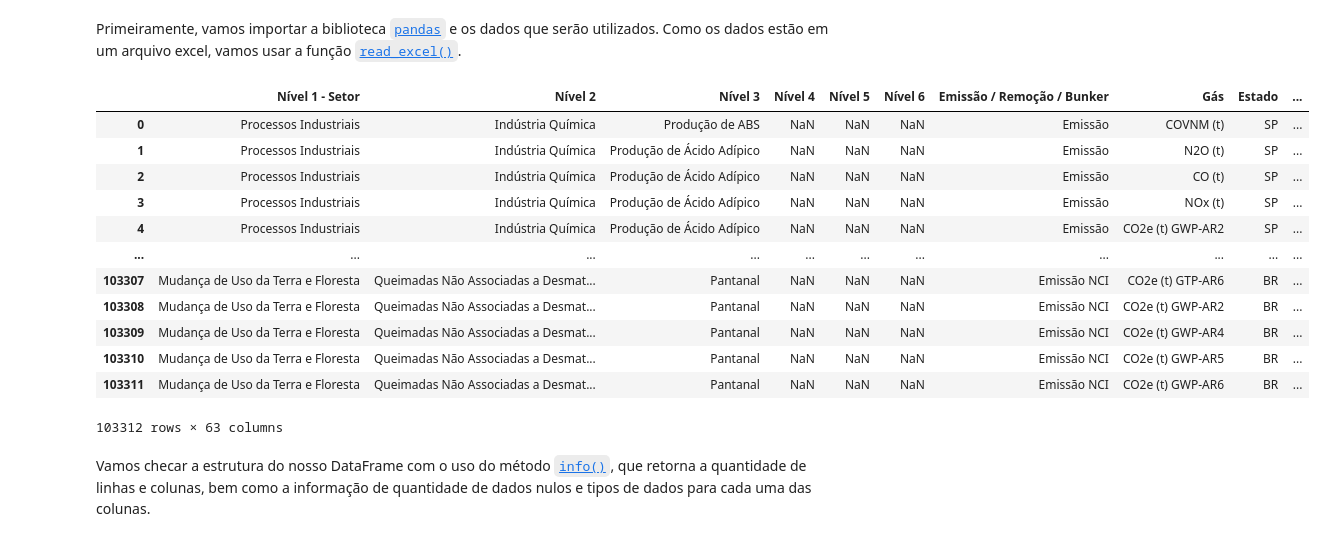
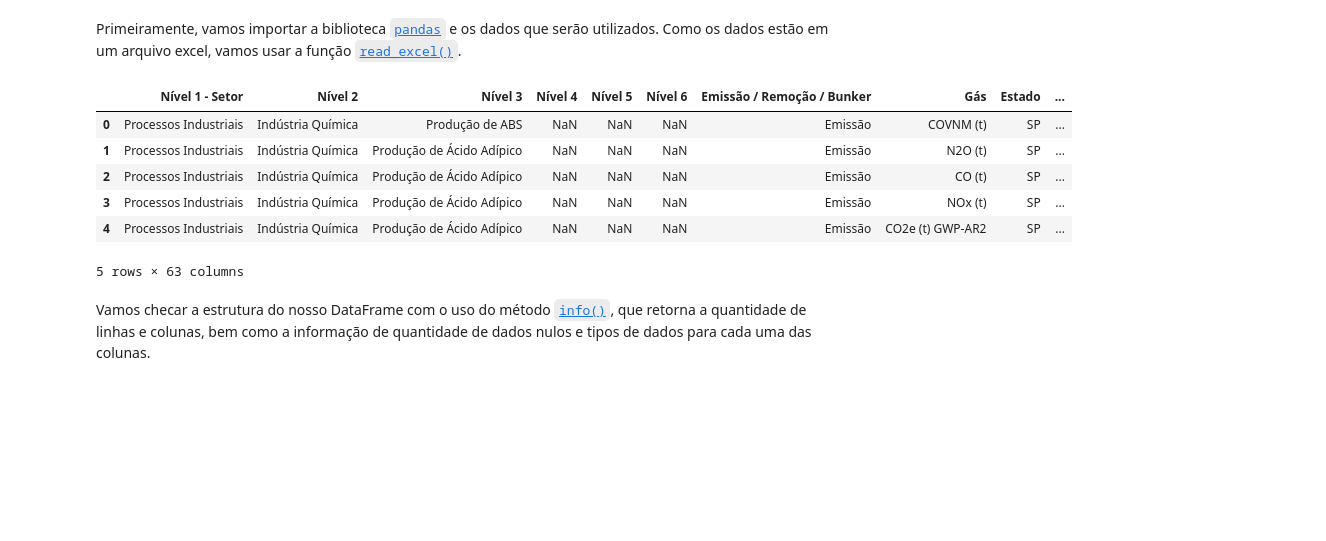
Before and after one commit to Renatocslima/Analise_emissao_gases, a Jupyter notebook: Dados_Gases.ipynb, the cells around one changed output. Cells and saved outputs as stored; diff of their text form; code cells hidden in the pictures; blank space fills up the shorter version.

```diff
--- a/Dados_Gases.ipynb
+++ b/Dados_Gases.ipynb
@@ -22,21 +15,17 @@ caminho="/content/drive/MyDrive/Dados_gases_do_efeito_estufa.xlsx"
+# %%
+url='https://seeg-br.s3.amazonaws.com/Estat%C3%ADsticas/SEEG10/1-SEEG10_GERAL-BR_UF_2022.10.27-FINAL-SITE.xlsx'
 # %%
-emissoes_gases = pd.read_excel(caminho, sheet_name = 'GEE Estados')
+emissoes_gases = pd.read_excel(url, sheet_name = 'GEE Estados')
 # %%
-emissoes_gases
+emissoes_gases.head()
 # %% [output]
 |  | Nível 1 - Setor | Nível 2 | Nível 3 | Nível 4 | Nível 5 | Nível 6 | Emissão / Remoção / Bunker | Gás | Estado | ... |
 | 0 | Processos Industriais | Indústria Química | Produção de ABS | NaN | NaN | NaN | Emissão | COVNM (t) | SP | ... |
 | 1 | Processos Industriais | Indústria Química | Produção de Ácido Adípico | NaN | NaN | NaN | Emissão | N2O (t) | SP | ... |
 | 2 | Processos Industriais | Indústria Química | Produção de Ácido Adípico | NaN | NaN | NaN | Emissão | CO (t) | SP | ... |
 | 3 | Processos Industriais | Indústria Química | Produção de Ácido Adípico | NaN | NaN | NaN | Emissão | NOx (t) | SP | ... |
 | 4 | Processos Industriais | Indústria Química | Produção de Ácido Adípico | NaN | NaN | NaN | Emissão | CO2e (t) GWP-AR2 | SP | ... |
-| ... | ... | ... | ... | ... | ... | ... | ... | ... | ... | ... |
-| 103307 | Mudança de Uso da Terra e Floresta | Queimadas Não Associadas a Desmat... | Pantanal | NaN | NaN | NaN | Emissão NCI | CO2e (t) GTP-AR6 | BR | ... |
-| 103308 | Mudança de Uso da Terra e Floresta | Queimadas Não Associadas a Desmat... | Pantanal | NaN | NaN | NaN | Emissão NCI | CO2e (t) GWP-AR2 | BR | ... |
-| 103309 | Mudança de Uso da Terra e Floresta | Queimadas Não Associadas a Desmat... | Pantanal | NaN | NaN | NaN | Emissão NCI | CO2e (t) GWP-AR4 | BR | ... |
-| 103310 | Mudança de Uso da Terra e Floresta | Queimadas Não Associadas a Desmat... | Pantanal | NaN | NaN | NaN | Emissão NCI | CO2e (t) GWP-AR5 | BR | ... |
-| 103311 | Mudança de Uso da Terra e Floresta | Queimadas Não Associadas a Desmat... | Pantanal | NaN | NaN | NaN | Emissão NCI | CO2e (t) GWP-AR6 | BR | ... |
-103312 rows × 63 columns
+5 rows × 63 columns
 # %% [markdown]
 Vamos checar a estrutura do nosso DataFrame com o uso do método [`info()`](https://pandas.pydata.org/docs/reference/api/pandas.DataFrame.info.html?highlight=info#pandas.DataFrame.info), que retorna a quantidade de linhas e colunas, bem como a informação de quantidade de dados nulos e tipos de dados para cada uma das colunas.
 # %%
```
Also changed, not shown: parts of 55 cells of this notebook.
